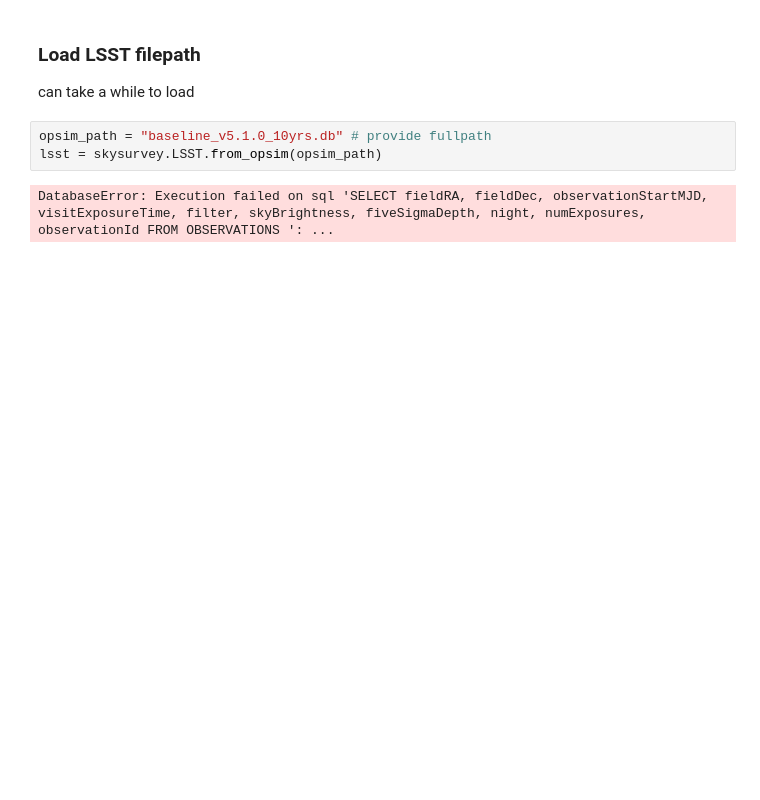
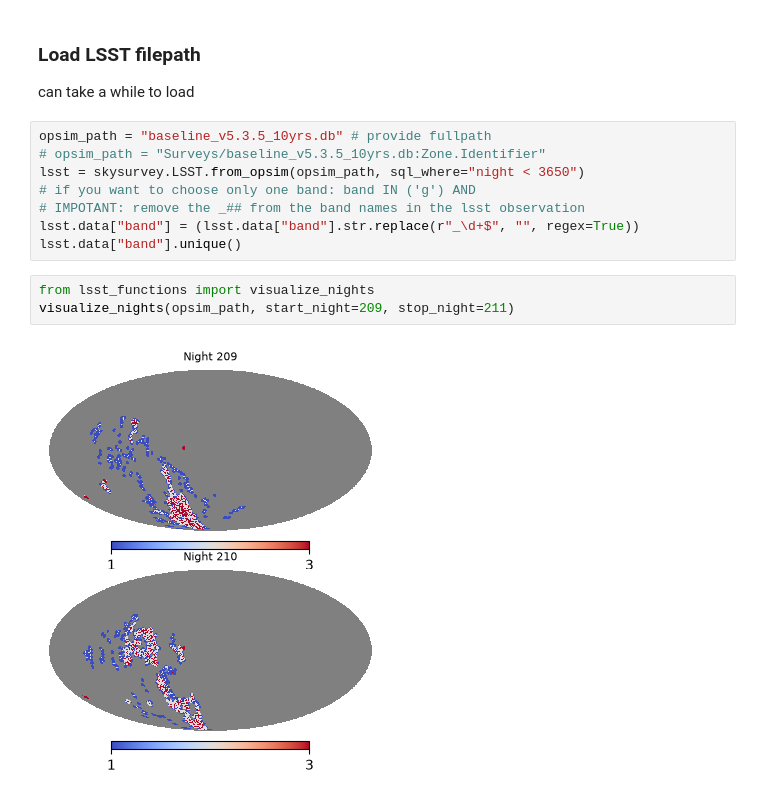
Before and after one commit to krissylla/TransientSimulation, a Jupyter notebook: skysurvey.ipynb, the cells around one changed output. Drawn from its saved outputs; the diff is of its cells as text; blank space fills up the shorter version.

```diff
--- a/skysurvey.ipynb
+++ b/skysurvey.ipynb
@@ -166,8 +46,16 @@ ref docs: https://skysurvey.readthedocs.io/en/latest/howto/load_lsst.html
 # %% [markdown]
 ### Load LSST filepath
 can take a while to load
-# %%
-opsim_path = "baseline_v5.1.0_10yrs.db" # provide fullpath
-lsst = skysurvey.LSST.from_opsim(opsim_path)
-# %% [output]
-DatabaseError: Execution failed on sql 'SELECT fieldRA, fieldDec, observationStartMJD, visitExposureTime, filter, skyBrightness, fiveSigmaDepth, night, numExposures, observationId FROM OBSERVATIONS ': ...
+# %%
+opsim_path = "baseline_v5.3.5_10yrs.db" # provide fullpath
+# opsim_path = "Surveys/baseline_v5.3.5_10yrs.db:Zone.Identifier"
+lsst = skysurvey.LSST.from_opsim(opsim_path, sql_where="night < 3650")
+# if you want to choose only one band: band IN ('g') AND
+# IMPOTANT: remove the _## from the band names in the lsst observation
+lsst.data["band"] = (lsst.data["band"].str.replace(r"_\d+$", "", regex=True))
+lsst.data["band"].unique()
+# %%
+from lsst_functions import visualize_nights
+visualize_nights(opsim_path, start_night=209, stop_night=211)
+# %% [output]
+[figure, added]
```
Also changed, not shown: parts of 128 cells of this notebook, 7 other files.
